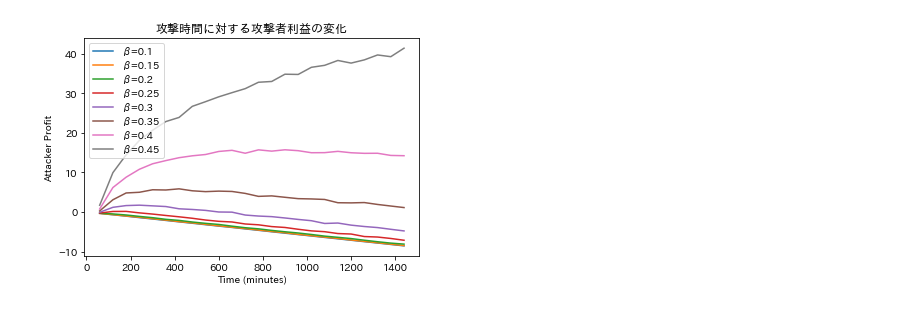
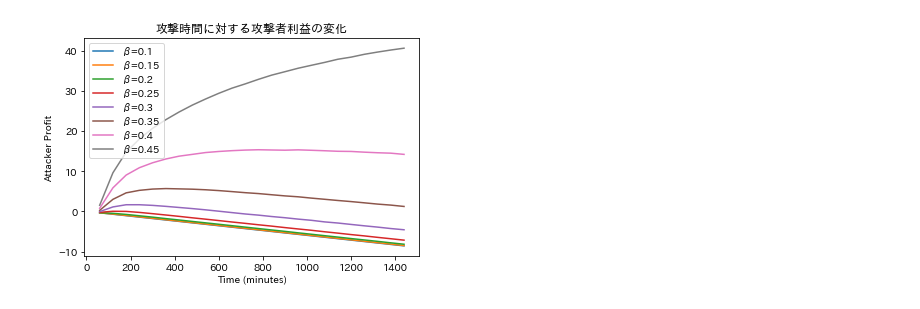
Before and after one commit to shudolab/nakai_dsa_simulator, a Jupyter notebook: dsa_analysis/attacker_profit.ipynb, the cells around one changed output. Drawn from its saved outputs; the diff is of its cells as text; code cells hidden in the pictures.

```diff
--- a/dsa_analysis/attacker_profit.ipynb
+++ b/dsa_analysis/attacker_profit.ipynb
@@ -27,7 +27,7 @@ for b in b_values:
     for i in range(1, 25):  # 60から1440まで60刻み
         filename = f"../1m/{b}_at{i*60}.csv"
         if os.path.exists(filename):
-            data = pd.read_csv(filename)
+            data = pd.read_csv(filename,header=None)
             #Attackerの利益を計算 攻撃者の割合がb，攻撃時間がi*60の時の利益を計算．csvファイル中の行分のループを回す．
             attacker_profit = 0
             for j in range(len(data)):
@@ -45,31 +45,31 @@ for b in b_values:
     # bの値をβの値に変換して凡例を設定
     beta_value = b_to_beta(b)  # 例：b01を0.1に変換
     legend_label = f"β={beta_value}"
 
     # それぞれのbの値についてグラフを描画
     plt.plot(times, attacker_profit_list, label=legend_label)
 
 # # 攻撃しなかった場合の利益を計算
 # for b in b_values:
 #     beta_value = b_to_beta(b)  # 例：b01を0.1に変換
 #     times = []
 #     attacker_profit_list = []
 #     for i in range(1, 25):
 #         times.append(i * 60)
 #         expeceted_num_of_blocks = i*60/10
 #         attacker_profit = expeceted_num_of_blocks * beta_value * b_reward - i*60*60*cost_per_sec
 #         attacker_profit_list.append(attacker_profit)
 
 #     # 凡例を設定
 #     legend_label = f"β={beta_value}, no attack"
 
 #     # それぞれのbの値についてグラフを描画
 #     plt.plot(times, attacker_profit_list, label=legend_label)
 
 plt.xlabel('Time (minutes)')
 plt.ylabel('Attacker Profit')
 plt.title('攻撃時間に対する攻撃者利益の変化')
 plt.legend()
 plt.show()
 # %% [output]
-[figure, old version]
+[figure, new version]
```
Also changed, not shown: parts of 2 cells of this notebook, 8 other files.
